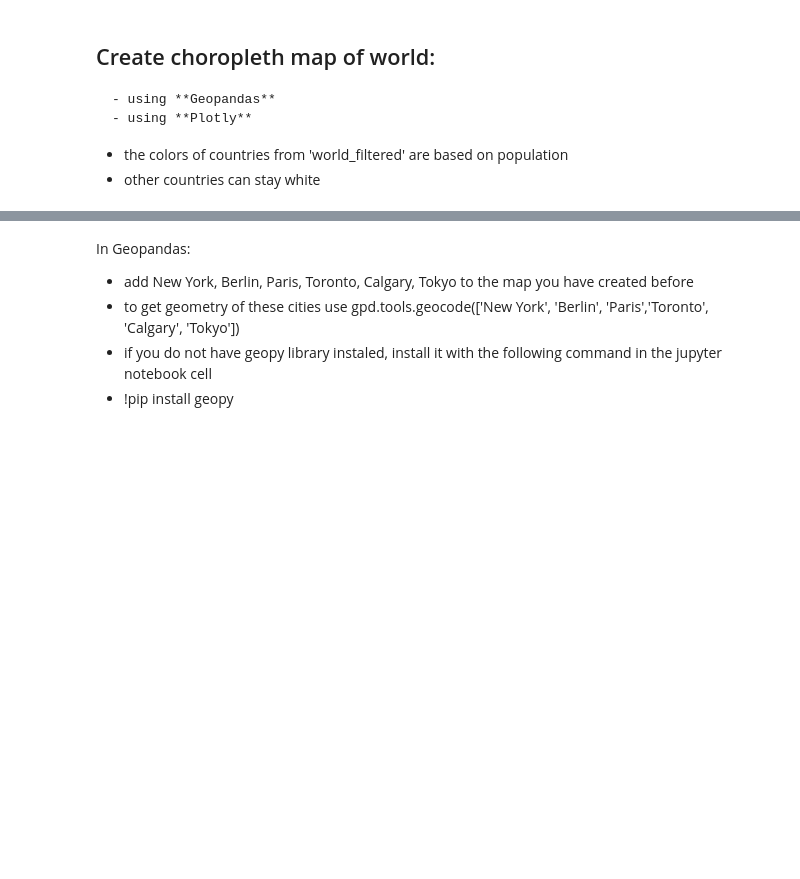
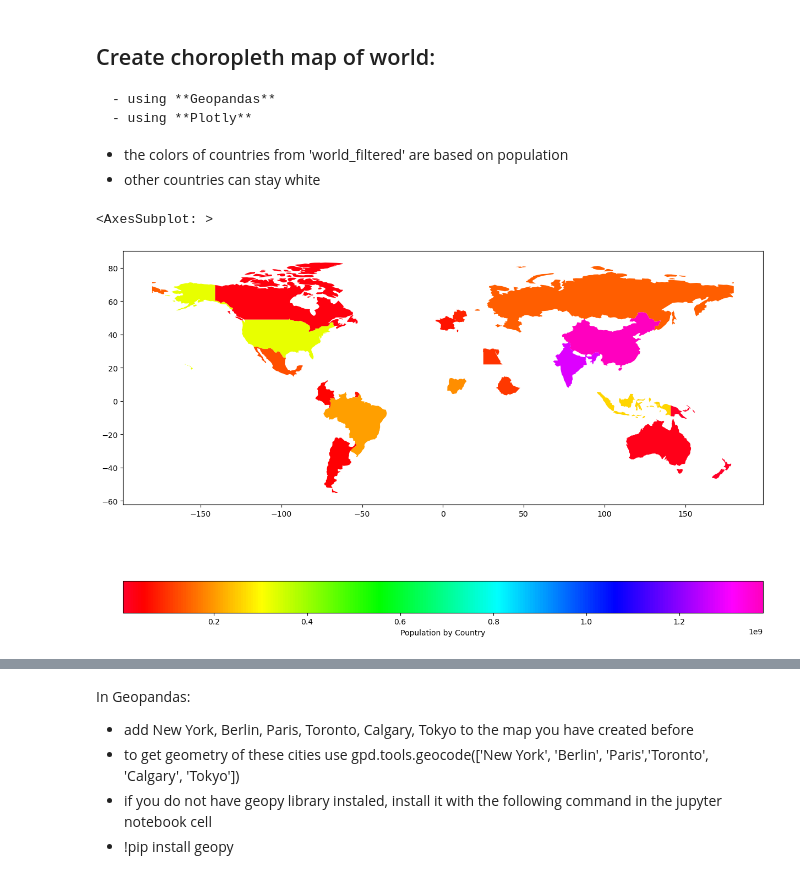
Before and after one commit to ryan-ferns/DS_auticon_dataviz, a Jupyter notebook: maps_exercise.ipynb, the cells around one changed output, grey strips where cells are left out. Drawn from its saved outputs; the diff is of its cells as text; code cells hidden in the pictures; blank space fills up the shorter version.

```diff
--- a/maps_exercise.ipynb
+++ b/maps_exercise.ipynb
@@ -16,0 +80,6 @@ world = gpd.read_file(gpd.datasets.get_path('naturalearth_lowres'))
+# %%
+# Remove the continents and reset the index.
+
+world = world[~(world['continent'].isin(cnts_to_drop))]
+world.reset_index(drop=True, inplace=True)
+world.shape
@@ -17,3 +100,9 @@ world = gpd.read_file(gpd.datasets.get_path('naturalearth_lowres'))
 # %% [markdown]
 * create dataframe with top 3 most populated countries from each continent
 * store the result in data-frame with name 'world_filtered'
+# %%
+# Group the dataframe by continent and then for each continent,
+# find the 3 countries with the largest population.
+
+df_grouped = world.groupby('continent')['pop_est'].nlargest(3)
+df_grouped
@@ -19,0 +168,5 @@ world = gpd.read_file(gpd.datasets.get_path('naturalearth_lowres'))
+# %%
+top_cntry_index = df_grouped.index.get_level_values(1)
+# %%
+world_filtered = world.iloc[top_cntry_index]
+world_filtered
@@ -26,4 +217,25 @@ Create choropleth map of world:
     - using **Plotly**
 * the colors of countries from 'world_filtered' are based on population
 * other countries can stay white
+# %%
+# GeoPandas
+# create figure and axes
+
+fig, ax = plt.subplots(figsize=(15,12))
+
+# create map from world_filtered data-frame
+
+world_filtered.plot(
+    column='pop_est',
+    cmap='gist_rainbow',
+    ax=ax,
+    legend=True,
+    legend_kwds={
+        'label': "Population by Country",
+        'orientation': "horizontal"
+    }
+)
+# %% [output]
+<AxesSubplot: >
+[figure, added]
 # %%
```
Also changed, not shown: parts of 27 cells of this notebook.
